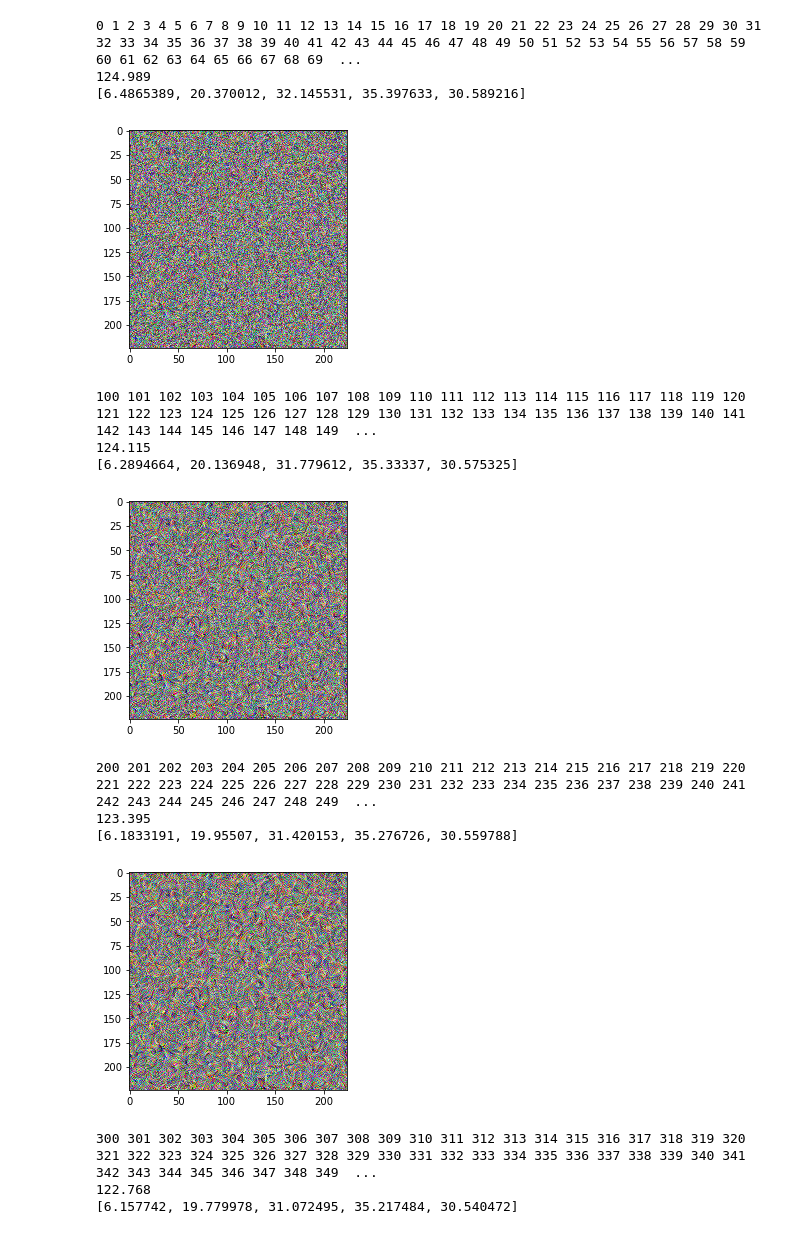
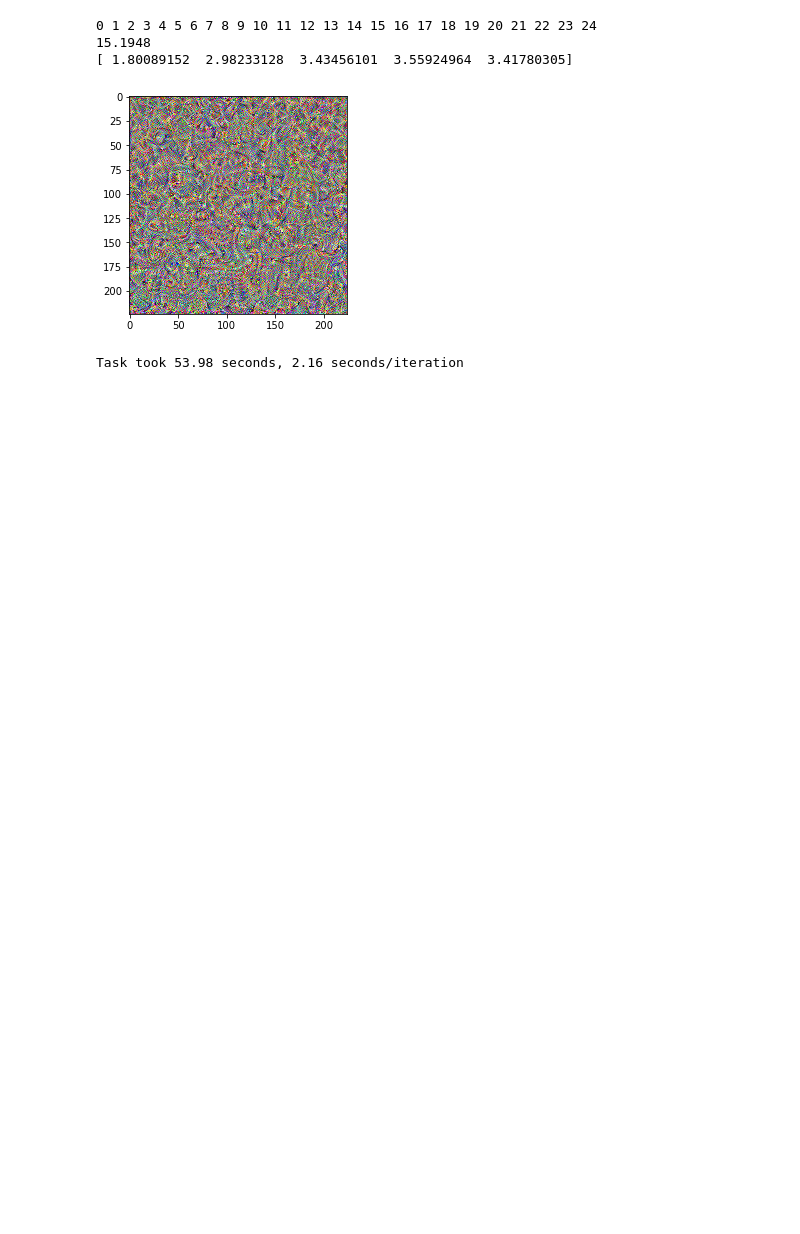
Before and after one commit to lvandam/doodle_texture_synthesis, a Jupyter notebook: ramon.ipynb, the cells around one changed output. Cells and saved outputs as stored; diff of their text form; code cells hidden in the pictures; blank space fills up the shorter version.

Commit message:
Adamoptimizer, work in progress L-BFGS-B optimizer and added loss plot

```diff
--- a/ramon.ipynb
+++ b/ramon.ipynb
@@ -93,5 +107,7 @@ def get_loss(target_layers, input_layers):
 
 
 
+    # Total variation loss
+    total_variation_loss = get_TV_loss(target_layers, input_layers)
 
-    return gram_loss
+    return tf.log(gram_loss + total_variation_loss)
@@ -133,10 +160,26 @@ npy file loaded
 build model started
 build model finished: 0s
 # %%
+    learning_rate = 0.01
+    #handlers
+    if (opt == 'GD'): # Choose a better one.
+        optimizer = tf.train.GradientDescentOptimizer(learning_rate)
+        minimize = optimizer.minimize(loss)
+    elif (opt == 'Ad'):
+        optimizer = tf.train.AdamOptimizer(learning_rate)
+        minimize = optimizer.minimize(loss)
+    elif (opt == 'L'): #TODO: L-BFGS-B Optimizer not working
+        optimizer = tf.contrib.opt.ScipyOptimizerInterface(loss,method='L-BFGS-B',options={'maxiter': i_max})
 
-    #handlers
-    optimizer = tf.train.GradientDescentOptimizer(1.0)
-    minimize = optimizer.minimize(loss)
+
+        with tf.Session() as session:
+            session.run(tf.global_variables_initializer())
+            print("minimizing")
+            optimizer.minimize(session)
+            print("minimized")
+
+    else:
+        pass
 
     #init
     sess.run(tf.global_variables_initializer())
@@ -156,38 +199,43 @@ build model finished: 0s
 # %%
+    if (optimizer_plot == True):
+        start_time = time.time()
+
+
     for i in range(i_max):
 
         #optimize step
         sess.run(minimize, feed_dict = feed)
         tf.minimum(tf.maximum(target,1),0.0)
+
+        if (optimizer_plot == True):
+            wall_time = time.time() - start_time
+
 
         print(i, end = '')
         print(' ', end = '')
 
         if((i+1) % i_print == 0):
 
             #print loss
             #print(sess.run(target_layers, feed_dict = feed))
             print('')
-            print(sess.run(loss, feed_dict = feed))
+            loss_compute = sess.run(loss, feed_dict = feed)
+            print(loss_compute)
+            # print(sess.run(loss, feed_dict = feed))
             print(sess.run(get_loss(target_layers, style_layers), feed_dict = feed))
+
+            if (optimizer_plot == True):
+                loss_graph.append((wall_time, loss_compute))
 
             #show image
             if(show == True):
                 plt.imshow(sess.run(tf.reshape(target,(224,224,3)), feed_dict = feed))
                 plt.show()
+
+    print ('Task took {:.2f} seconds, {:.2f} seconds/iteration'.format(wall_time, wall_time/i_max))
 # %% [output]
-0 1 2 3 4 5 6 7 8 9 10 11 12 13 14 15 16 17 18 19 20 21 22 23 24 25 26 27 28 29 30 31 32 33 34 35 36 37 38 39 40 41 42 43 44 45 46 47 48 49 50 51 52 53 54 55 56 57 58 59 60 61 62 63 64 65 66 67 68 69  ...
-124.989
-[6.4865389, 20.370012, 32.145531, 35.397633, 30.589216]
+0 1 2 3 4 5 6 7 8 9 10 11 12 13 14 15 16 17 18 19 20 21 22 23 24
+15.1948
+[ 1.80089152  2.98233128  3.43456101  3.55924964  3.41780305]
-[figure, old version]
+[figure, new version]
-100 101 102 103 104 105 106 107 108 109 110 111 112 113 114 115 116 117 118 119 120 121 122 123 124 125 126 127 128 129 130 131 132 133 134 135 136 137 138 139 140 141 142 143 144 145 146 147 148 149  ...
-124.115
-[6.2894664, 20.136948, 31.779612, 35.33337, 30.575325]
+Task took 53.98 seconds, 2.16 seconds/iteration
-[figure, removed]
-200 201 202 203 204 205 206 207 208 209 210 211 212 213 214 215 216 217 218 219 220 221 222 223 224 225 226 227 228 229 230 231 232 233 234 235 236 237 238 239 240 241 242 243 244 245 246 247 248 249  ...
-123.395
-[6.1833191, 19.95507, 31.420153, 35.276726, 30.559788]
-[figure, removed]
-300 301 302 303 304 305 306 307 308 309 310 311 312 313 314 315 316 317 318 319 320 321 322 323 324 325 326 327 328 329 330 331 332 333 334 335 336 337 338 339 340 341 342 343 344 345 346 347 348 349  ...
-122.768
-[6.157742, 19.779978, 31.072495, 35.217484, 30.540472]
```
Also changed, not shown: parts of 7 cells of this notebook.
